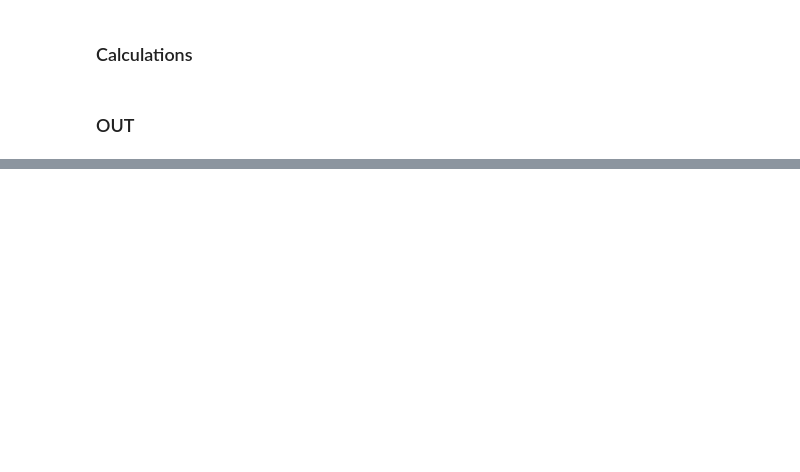
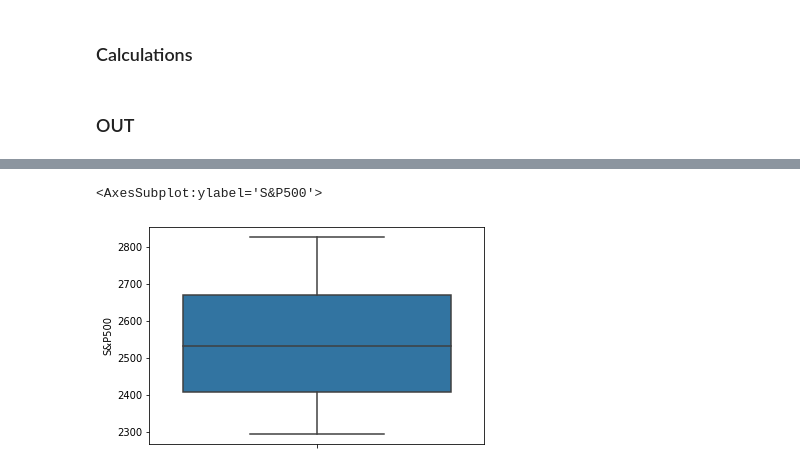
Before and after one commit to aguilalv/CorpFinSandbox, a Jupyter notebook: 2020.06.01 - S&P500 valuation.ipynb, the cells around one changed output, grey strips where cells are left out. Cells and saved outputs as stored; diff of their text form; code cells hidden in the pictures; blank space fills up the shorter version.

```diff
--- a/2020.06.01 - S&P500 valuation.ipynb
+++ b/2020.06.01 - S&P500 valuation.ipynb
@@ -132,0 +126,6 @@ Name: ERP, dtype: object
+# %%
+sns.boxplot(y="S&P500",
+            data=outputs_df)
+# %% [output]
+<AxesSubplot:ylabel='S&P500'>
+[figure, added]
```
Also changed, not shown: parts of 5 cells of this notebook.
